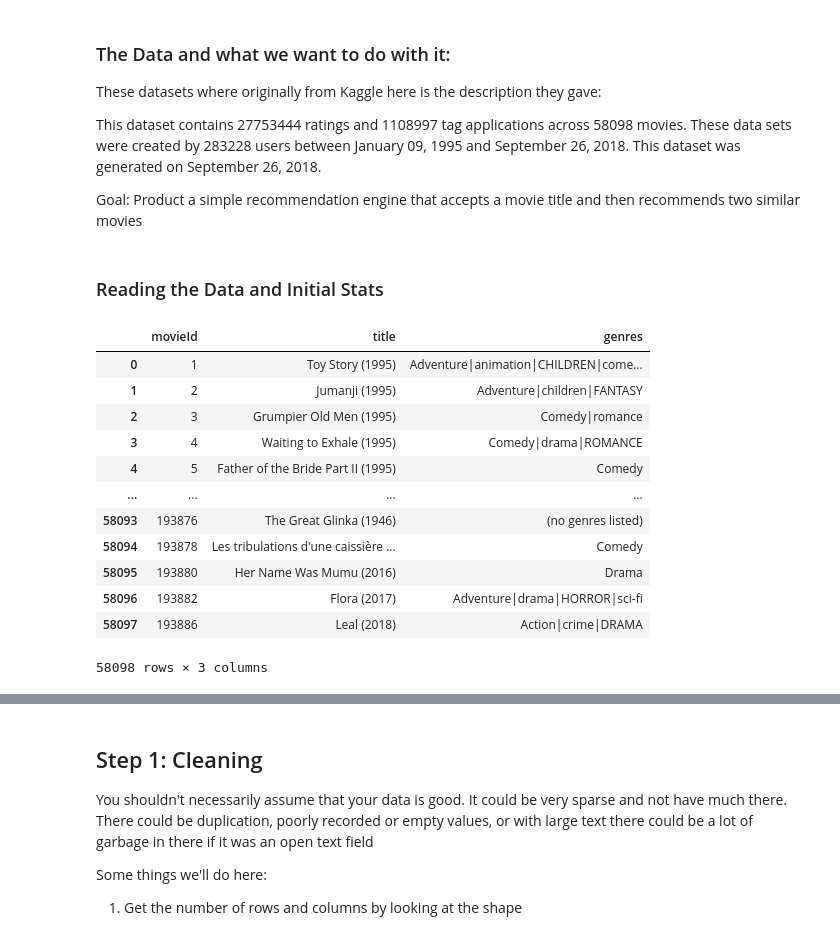
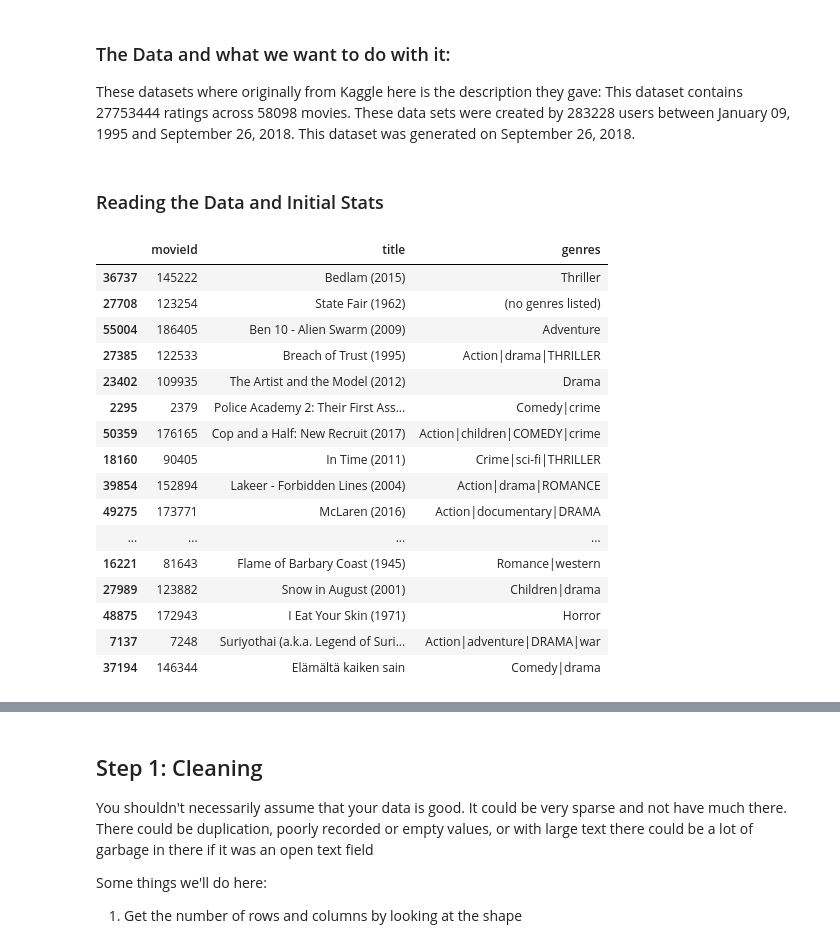
Before and after one commit to lizzypy/simple_recommendation_engine, a Jupyter notebook: analysis_complete/analysis/Movies Data Analysis.ipynb, the cells around one changed output, grey strips where cells are left out. Drawn from its saved outputs; the diff is of its cells as text; code cells hidden in the pictures.

Commit message:
after first run through

```diff
--- a/analysis_complete/analysis/Movies Data Analysis.ipynb
+++ b/analysis_complete/analysis/Movies Data Analysis.ipynb
@@ -4,26 +7,27 @@ import pandas as pd
 ### The Data and what we want to do with it:
 
 These datasets where originally from Kaggle here is the description they gave:
-
-This dataset contains 27753444 ratings and 1108997 tag applications across 58098 movies. These data sets were created by 283228 users between January 09, 1995 and September 26, 2018. This dataset was generated on September 26, 2018.
-
-Goal: Product a simple recommendation engine that accepts a movie title and then recommends two similar movies
+This dataset contains 27753444 ratings across 58098 movies. These data sets were created by 283228 users between January 09, 1995 and September 26, 2018. This dataset was generated on September 26, 2018.
 # %% [markdown]
 ### Reading the Data and Initial Stats
 # %%
 movies_df: pd.DataFrame = pd.read_csv('input/all_movies.csv')
-movies_df
+movies_df.sample(20)
 # %% [output]
 |  | movieId | title | genres |
-| 0 | 1 | Toy Story (1995) | Adventure|animation|CHILDREN|come... |
-| 1 | 2 | Jumanji (1995) | Adventure|children|FANTASY |
-| 2 | 3 | Grumpier Old Men (1995) | Comedy|romance |
-| 3 | 4 | Waiting to Exhale (1995) | Comedy|drama|ROMANCE |
-| 4 | 5 | Father of the Bride Part II (1995) | Comedy |
+| 36737 | 145222 | Bedlam (2015) | Thriller |
+| 27708 | 123254 | State Fair (1962) | (no genres listed) |
+| 55004 | 186405 | Ben 10 - Alien Swarm (2009) | Adventure |
+| 27385 | 122533 | Breach of Trust (1995) | Action|drama|THRILLER |
+| 23402 | 109935 | The Artist and the Model (2012) | Drama |
+| 2295 | 2379 | Police Academy 2: Their First Ass... | Comedy|crime |
+| 50359 | 176165 | Cop and a Half: New Recruit (2017) | Action|children|COMEDY|crime |
+| 18160 | 90405 | In Time (2011) | Crime|sci-fi|THRILLER |
+| 39854 | 152894 | Lakeer - Forbidden Lines (2004) | Action|drama|ROMANCE |
+| 49275 | 173771 | McLaren (2016) | Action|documentary|DRAMA |
 | ... | ... | ... | ... |
-| 58093 | 193876 | The Great Glinka (1946) | (no genres listed) |
-| 58094 | 193878 | Les tribulations d'une caissière ... | Comedy |
-| 58095 | 193880 | Her Name Was Mumu (2016) | Drama |
-| 58096 | 193882 | Flora (2017) | Adventure|drama|HORROR|sci-fi |
-| 58097 | 193886 | Leal (2018) | Action|crime|DRAMA |
+| 16221 | 81643 | Flame of Barbary Coast (1945) | Romance|western |
+| 27989 | 123882 | Snow in August (2001) | Children|drama |
+| 48875 | 172943 | I Eat Your Skin (1971) | Horror |
+| 7137 | 7248 | Suriyothai (a.k.a. Legend of Suri... | Action|adventure|DRAMA|war |
+| 37194 | 146344 | Elämältä kaiken sain | Comedy|drama |
-58098 rows × 3 columns
```
Also changed, not shown: parts of 115 cells of this notebook, 6 other files.
